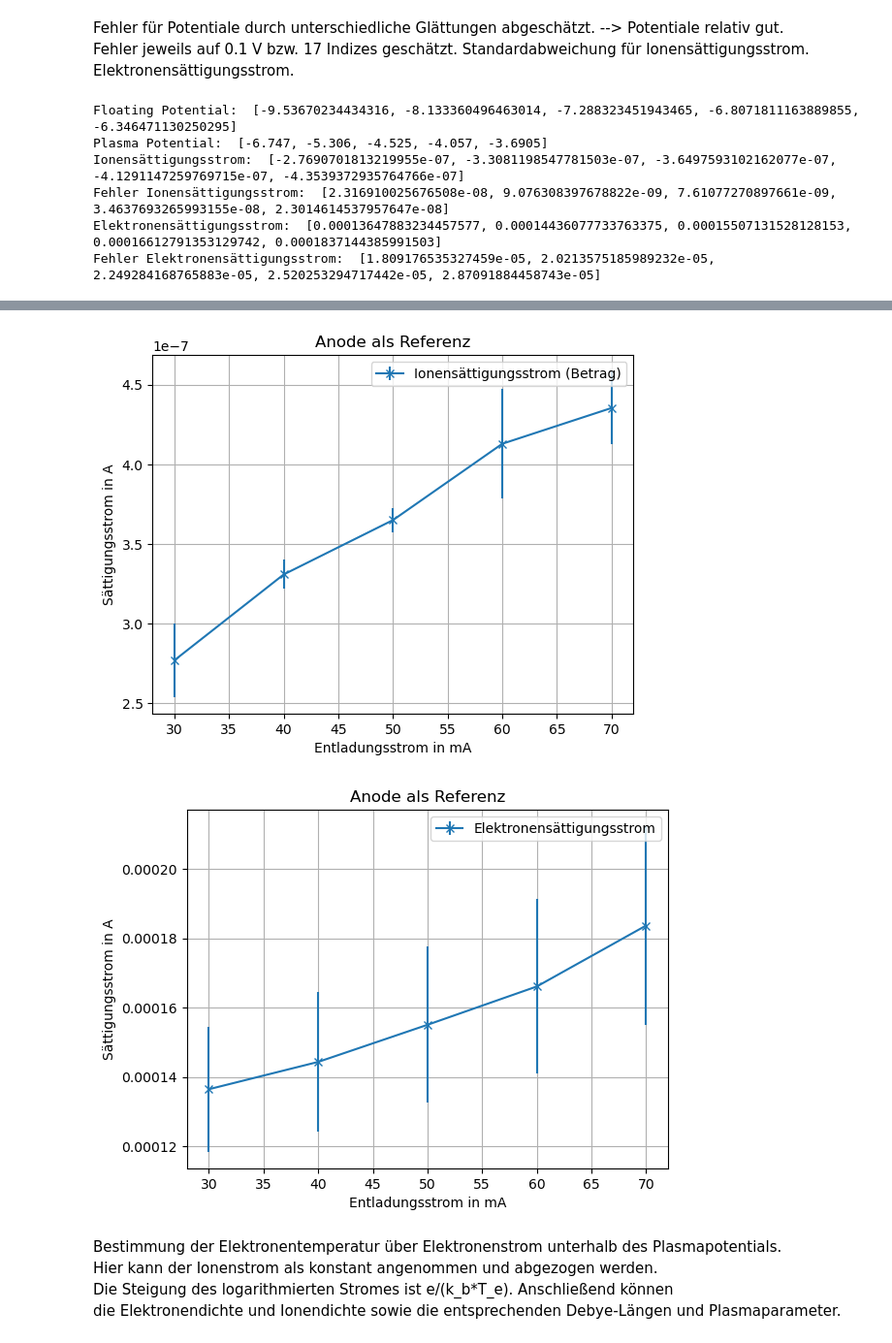
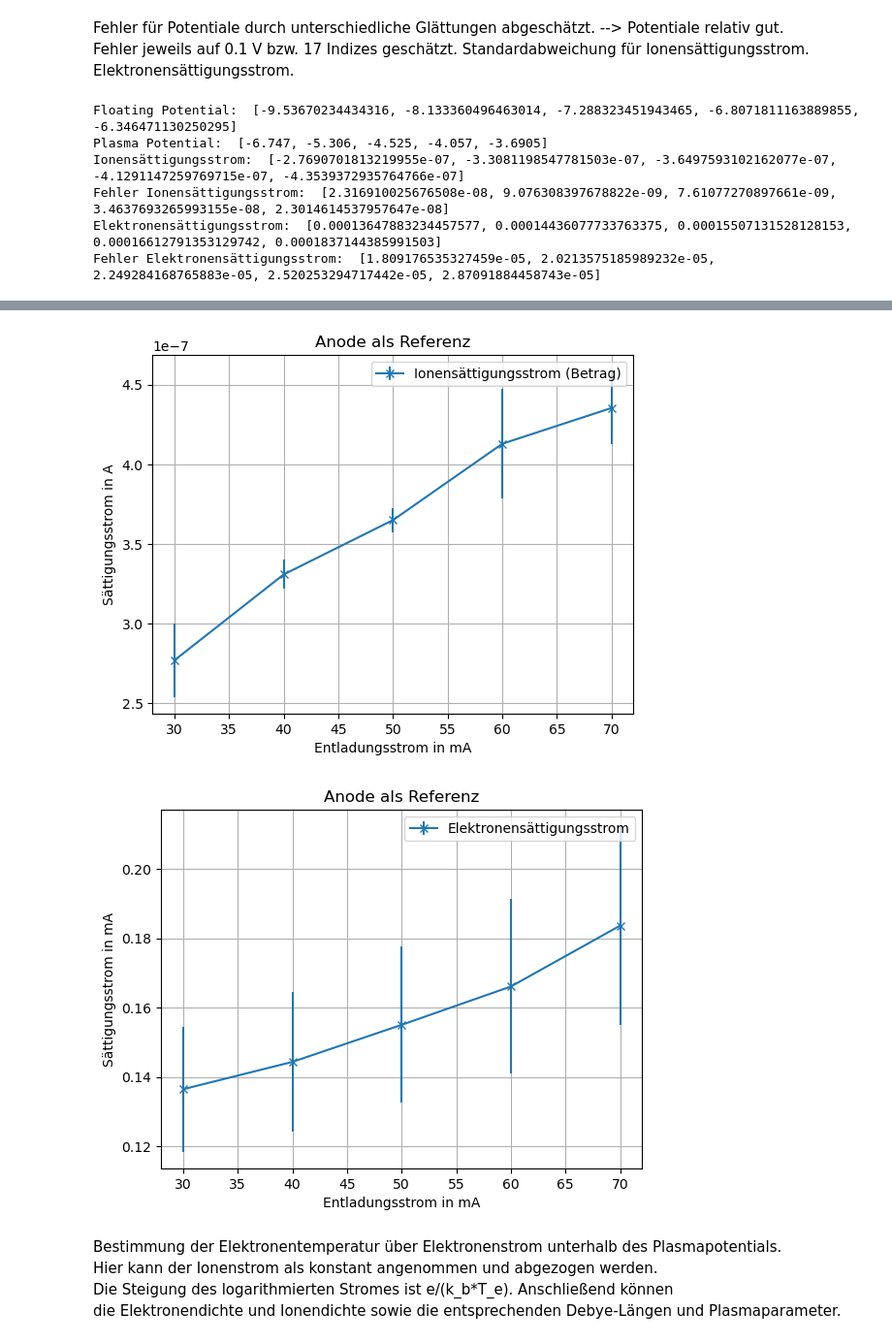
Before and after one commit to hannes-ebe/F-Prak, a Jupyter notebook: langmuir/Automatisierte_Messung.ipynb, the cells around one changed output, grey strips where cells are left out. Shown at 97% size. Drawn from its saved outputs; the diff is of its cells as text; code cells hidden in the pictures.

```diff
--- a/langmuir/Automatisierte_Messung.ipynb
+++ b/langmuir/Automatisierte_Messung.ipynb
@@ -16,9 +16,9 @@ for i in label:
 # %%
 ax = plt.subplots()
 for i in label:
-    plt.plot(anode[i][0],anode[i][1],label=str(i)+' mA')
+    plt.plot(anode[i][0],anode[i][1]*1e3,label=str(i)+' mA')
 plt.xlabel('U in V')
-plt.ylabel('I in A')
+plt.ylabel('I in mA')
 plt.title('Anode als Referenz')
 plt.grid()
 plt.legend()
@@ -162,36 +162,36 @@ ax = plt.subplots()
 plt.errorbar(labels,-1.0*np.array(i_satt),yerr=i_satt_std,marker='x',label='Ionensättigungsstrom (Betrag)')
 plt.grid()
 plt.legend()
 plt.xlabel('Entladungsstrom in mA')
 plt.ylabel('Sättigungsstrom in A')
 plt.title('Anode als Referenz')
 plt.savefig('figures/ion_satt_anode.pdf')
 
 ax = plt.subplots()
-plt.errorbar(labels,e_satt,yerr=e_satt_err,marker='x',label='Elektronensättigungsstrom')
+plt.errorbar(labels,np.array(e_satt)*1e3,yerr=np.array(e_satt_err)*1e3,marker='x',label='Elektronensättigungsstrom')
 plt.grid()
 plt.legend()
 plt.xlabel('Entladungsstrom in mA')
-plt.ylabel('Sättigungsstrom in A')
+plt.ylabel('Sättigungsstrom in mA')
 plt.title('Anode als Referenz')
 plt.savefig('figures/e_satt_anode.pdf')
 
 print('Floating Potential: ',float_pot)
 print('Plasma Potential: ',plasma_pot)
 print('Ionensättigungsstrom: ',i_satt)
 print('Fehler Ionensättigungsstrom: ',i_satt_std)
 print('Elektronensättigungsstrom: ',e_satt)
 print('Fehler Elektronensättigungsstrom: ',e_satt_err)
 # %% [output]
 Floating Potential:  [-9.53670234434316, -8.133360496463014, -7.288323451943465, -6.8071811163889855, -6.346471130250295]
 Plasma Potential:  [-6.747, -5.306, -4.525, -4.057, -3.6905]
 Ionensättigungsstrom:  [-2.7690701813219955e-07, -3.3081198547781503e-07, -3.6497593102162077e-07, -4.1291147259769715e-07, -4.3539372935764766e-07]
 Fehler Ionensättigungsstrom:  [2.316910025676508e-08, 9.076308397678822e-09, 7.61077270897661e-09, 3.4637693265993155e-08, 2.3014614537957647e-08]
 Elektronensättigungsstrom:  [0.00013647883234457577, 0.00014436077733763375, 0.00015507131528128153, 0.00016612791353129742, 0.0001837144385991503]
 Fehler Elektronensättigungsstrom:  [1.809176535327459e-05, 2.0213575185989232e-05, 2.249284168765883e-05, 2.520253294717442e-05, 2.87091884458743e-05]
 [figure]
 [figure]
-[figure, old version]
+[figure, new version]
 # %% [markdown]
 Bestimmung der Elektronentemperatur über Elektronenstrom unterhalb des Plasmapotentials.
 Hier kann der Ionenstrom als konstant angenommen und abgezogen werden.
```
Also changed, not shown: parts of 6 cells of this notebook, 43 other files.
